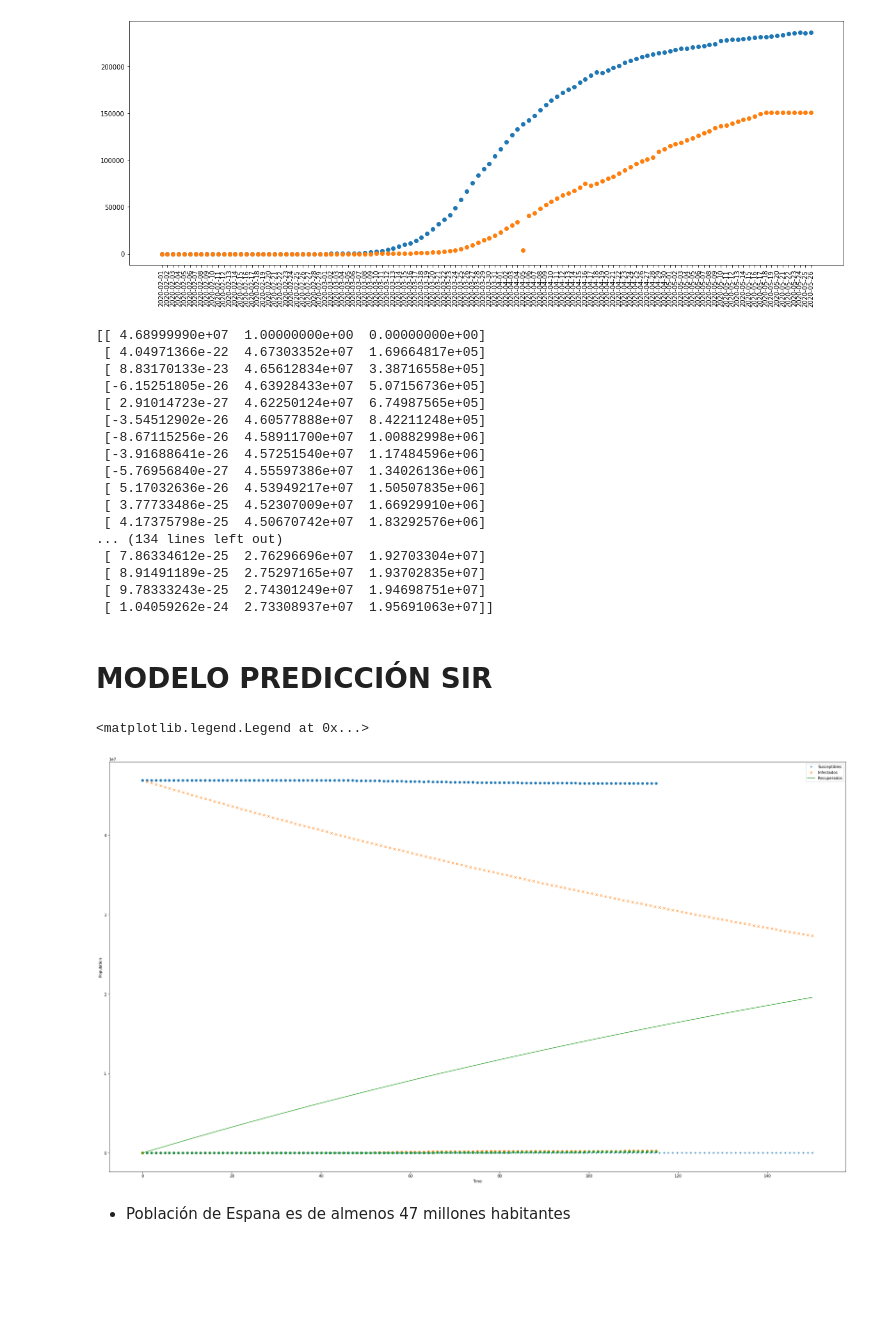
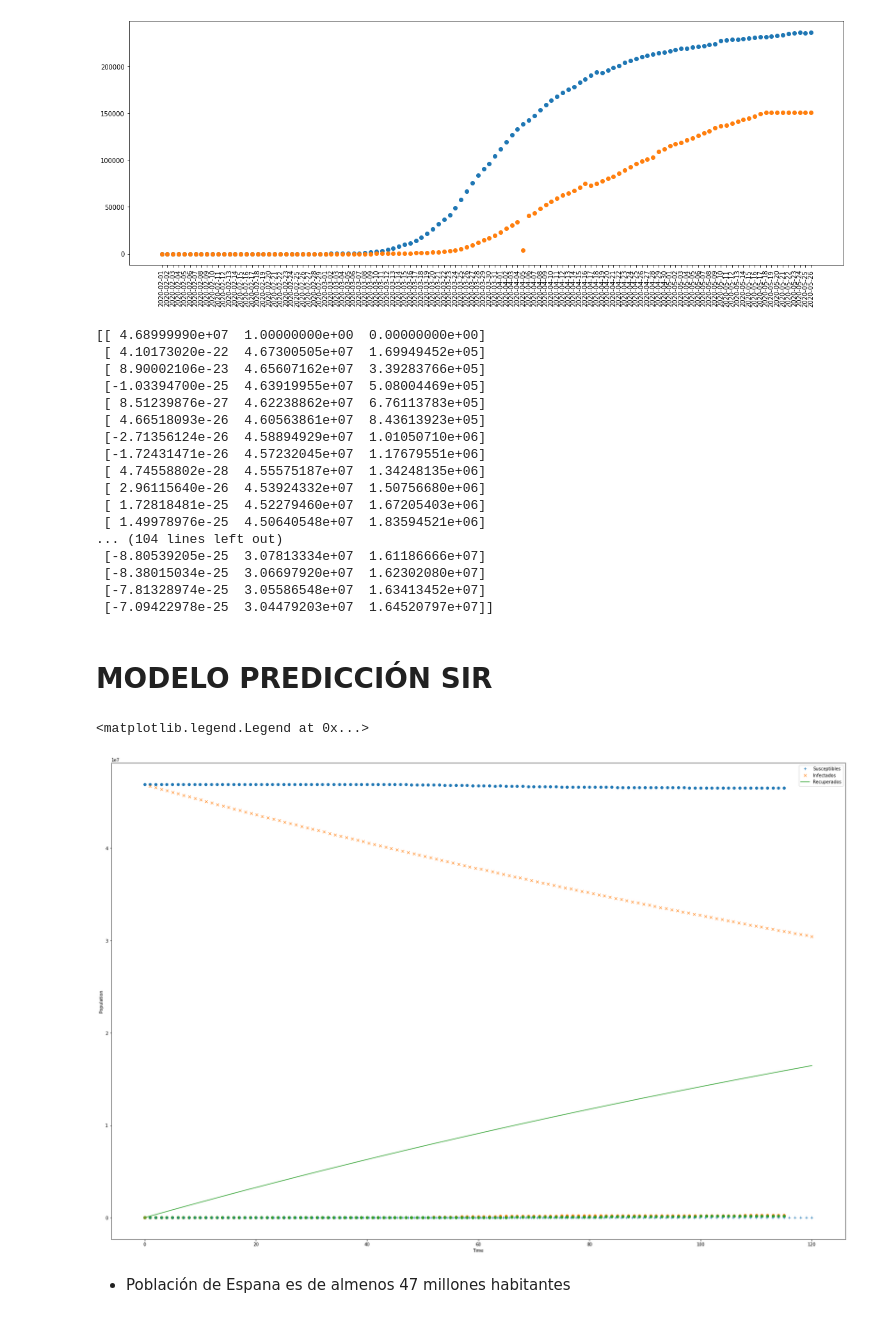
Before and after one commit to jcriostorres/Modelo-SIR-contagios-UV, a Jupyter notebook: CV19_UV.ipynb, the cells around one changed output. Saved outputs shown, nothing was run; the diff lists cells and outputs as text; code cells hidden in the pictures; blank space fills up the shorter version.

```diff
--- a/CV19_UV.ipynb
+++ b/CV19_UV.ipynb
@@ -192,7 +192,7 @@ b= 0.0036
 def dP_dt(P, t):
     return [-a*P[0]*P[1], a*P[0]*P[1]-b*P[1],b*P[1]]
 
-ts = np.linspace(0, 150, 150)
+ts = np.linspace(0, 120, 120)
 P0 = [46899999, 1, 0]
 Ps = odeint(dP_dt, P0, ts)
 S= Ps[:,0]
@@ -201,44 +201,44 @@ R= Ps[:,2]
 print(Ps)
 # %% [output]
 [[ 4.68999990e+07  1.00000000e+00  0.00000000e+00]
- [ 4.04971366e-22  4.67303352e+07  1.69664817e+05]
- [ 8.83170133e-23  4.65612834e+07  3.38716558e+05]
- [-6.15251805e-26  4.63928433e+07  5.07156736e+05]
- [ 2.91014723e-27  4.62250124e+07  6.74987565e+05]
- [-3.54512902e-26  4.60577888e+07  8.42211248e+05]
- [-8.67115256e-26  4.58911700e+07  1.00882998e+06]
- [-3.91688641e-26  4.57251540e+07  1.17484596e+06]
- [-5.76956840e-27  4.55597386e+07  1.34026136e+06]
- [ 5.17032636e-26  4.53949217e+07  1.50507835e+06]
- [ 3.77733486e-25  4.52307009e+07  1.66929910e+06]
- [ 4.17375798e-25  4.50670742e+07  1.83292576e+06]
-... (134 lines left out)
- [ 7.86334612e-25  2.76296696e+07  1.92703304e+07]
- [ 8.91491189e-25  2.75297165e+07  1.93702835e+07]
- [ 9.78333243e-25  2.74301249e+07  1.94698751e+07]
- [ 1.04059262e-24  2.73308937e+07  1.95691063e+07]]
+ [ 4.10173020e-22  4.67300505e+07  1.69949452e+05]
+ [ 8.90002106e-23  4.65607162e+07  3.39283766e+05]
+ [-1.03394700e-25  4.63919955e+07  5.08004469e+05]
+ [ 8.51239876e-27  4.62238862e+07  6.76113783e+05]
+ [ 4.66518093e-26  4.60563861e+07  8.43613923e+05]
+ [-2.71356124e-26  4.58894929e+07  1.01050710e+06]
+ [-1.72431471e-26  4.57232045e+07  1.17679551e+06]
+ [ 4.74558802e-28  4.55575187e+07  1.34248135e+06]
+ [ 2.96115640e-26  4.53924332e+07  1.50756680e+06]
+ [ 1.72818481e-25  4.52279460e+07  1.67205403e+06]
+ [ 1.49978976e-25  4.50640548e+07  1.83594521e+06]
+... (104 lines left out)
+ [-8.80539205e-25  3.07813334e+07  1.61186666e+07]
+ [-8.38015034e-25  3.06697920e+07  1.62302080e+07]
+ [-7.81328974e-25  3.05586548e+07  1.63413452e+07]
+ [-7.09422978e-25  3.04479203e+07  1.64520797e+07]]
 # %% [markdown]
 # **MODELO PREDICCIÓN SIR**
 # %%
 plt.plot(ts,S, "+", label="Susceptibles")
 plt.plot(ts,I, "x", label="Infectados")
 plt.plot(ts,R, "-", label="Recuperados")
 
 plt.scatter(df.index,df['Susceptibles3'])
 plt.scatter(df.index,df['Infectados3'])
 plt.scatter(df.index,df['Recuperados3'])
 
 #plt.scatter(list_fechas3, Infectados3)
 #plt.xticks(df.index,rotation=90)
 plt.xlabel("Time")
 plt.ylabel("Population")
 
-plt.rcParams['figure.figsize'] = (35, 20)
+plt.rcParams['figure.figsize'] = (30, 20)
 plt.legend()
 #plt.show()
 # %% [output]
 <matplotlib.legend.Legend at 0x...>
-[figure, old version]
+[figure, new version]
 # %% [markdown]
 * Población de Espana es de almenos 47 millones habitantes
 # %% [markdown]
```
